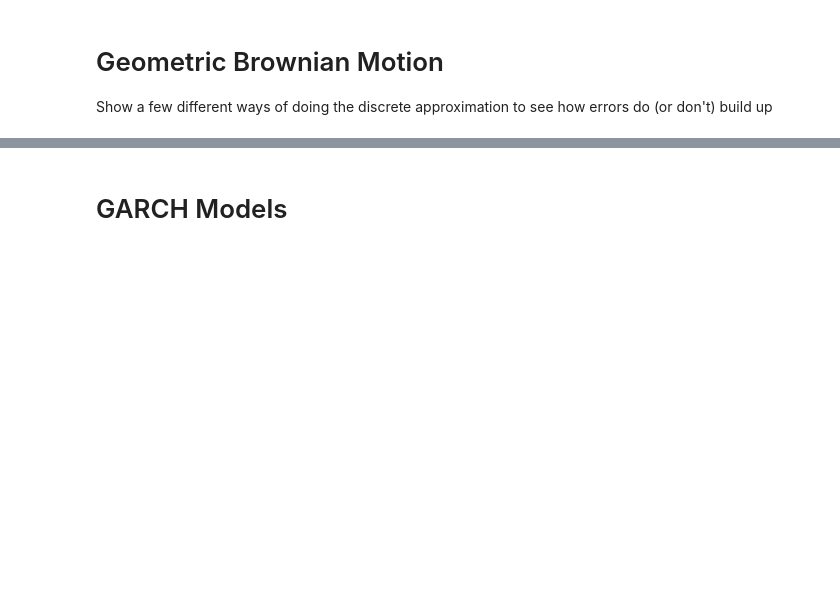
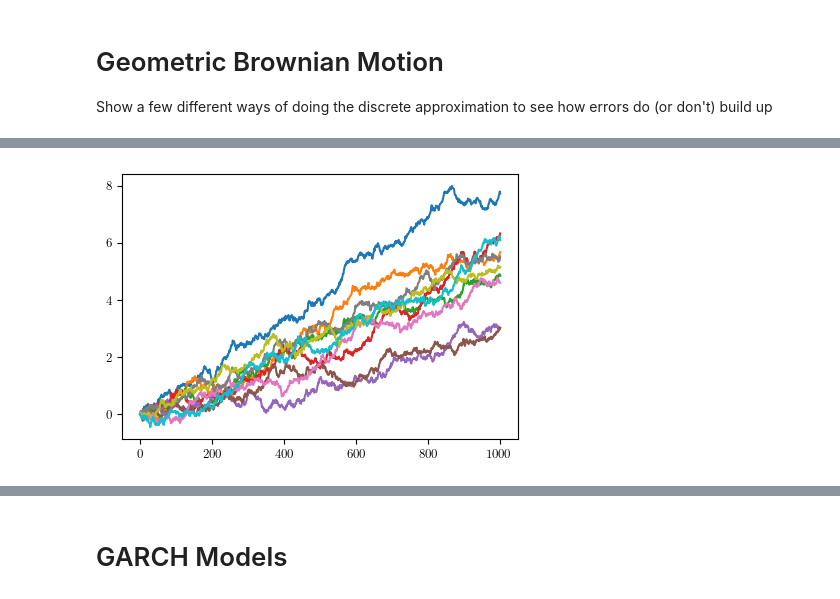
Before and after one commit to jonathanbraden/RandomTimeSeries, a Jupyter notebook: Generating Random Time Series.ipynb, the cells around one changed output, grey strips where cells are left out. Saved outputs shown, nothing was run; the diff lists cells and outputs as text; code cells hidden in the pictures; blank space fills up the shorter version.

```diff
--- a/Generating Random Time Series.ipynb
+++ b/Generating Random Time Series.ipynb
@@ -279,0 +317,11 @@ def generate_samples_brownian(num_samples, num_steps, mu, sigma, dt):
+# %%
+dt = 0.1
+sigma = 0.15
+mu = 0.05
+brownian = generate_samples_brownian(10000, 1000, mu, sigma, dt)
+for s_ in brownian[:10]:
+    plt.plot(s_)
+
+tv = np.arange(brownian.shape[-1])*dt
+# %% [output]
+[figure, added]
```
Also changed, not shown: parts of 12 cells of this notebook.
